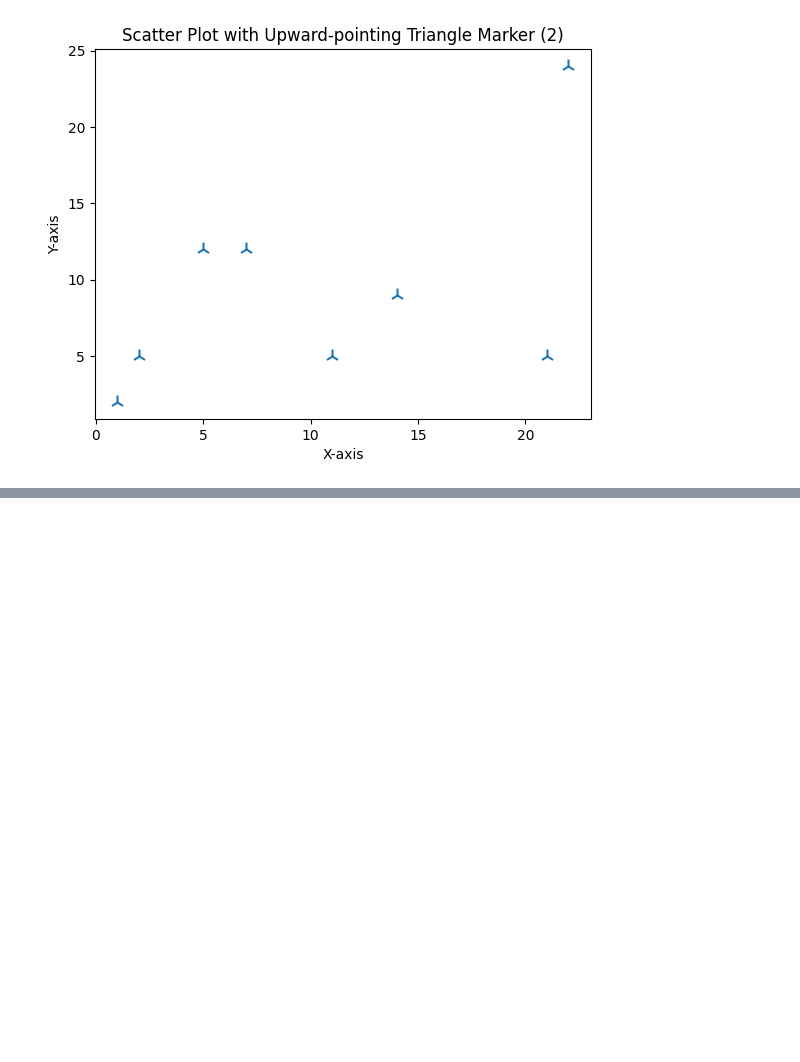
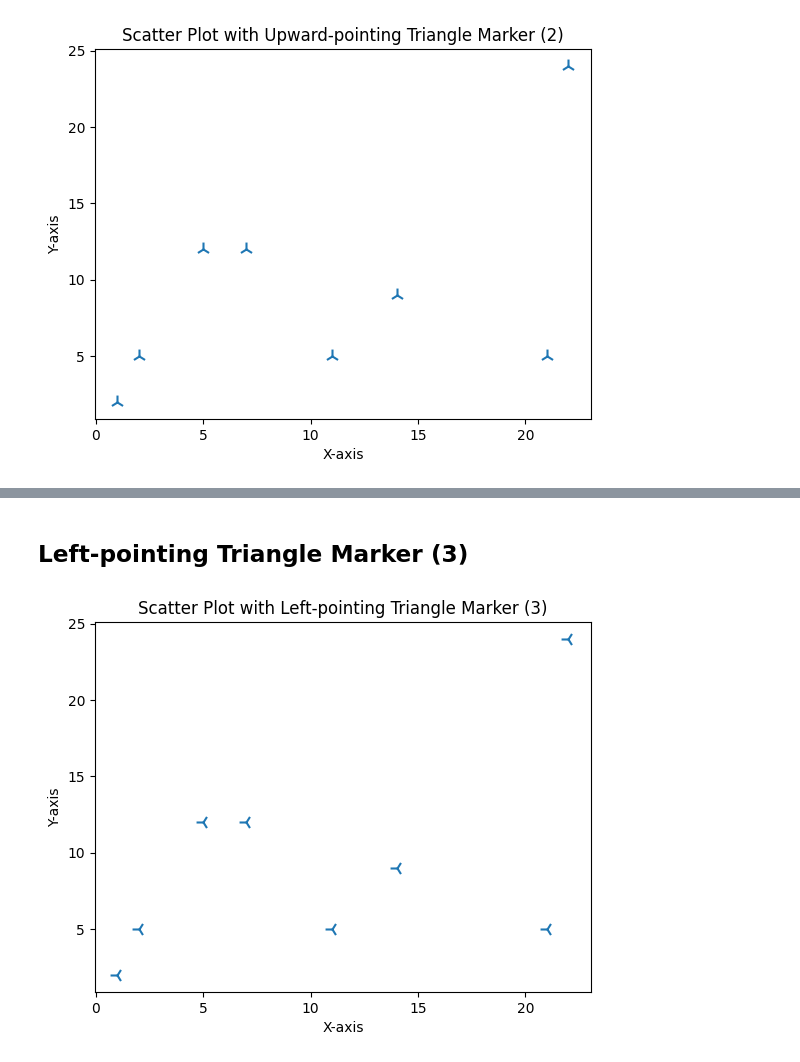
Before and after one commit to ebrahimhossaincse/Matplotlib-Fundamentals, a Jupyter notebook: basics/Markers.ipynb, the cells around one changed output, grey strips where cells are left out. Saved outputs shown, nothing was run; the diff lists cells and outputs as text; code cells hidden in the pictures; blank space fills up the shorter version.

Commit message:
add triangle amker 3

```diff
--- a/basics/Markers.ipynb
+++ b/basics/Markers.ipynb
@@ -100,0 +98,10 @@ plt.show()
+# %% [markdown]
+## Left-pointing Triangle Marker (3)
+# %%
+plt.scatter(x, y, marker='3', s=100)
+plt.xlabel('X-axis')
+plt.ylabel('Y-axis')
+plt.title('Scatter Plot with Left-pointing Triangle Marker (3)')
+plt.show()
+# %% [output]
+[figure, added]
```
Also changed, not shown: parts of 1 cell of this notebook.
